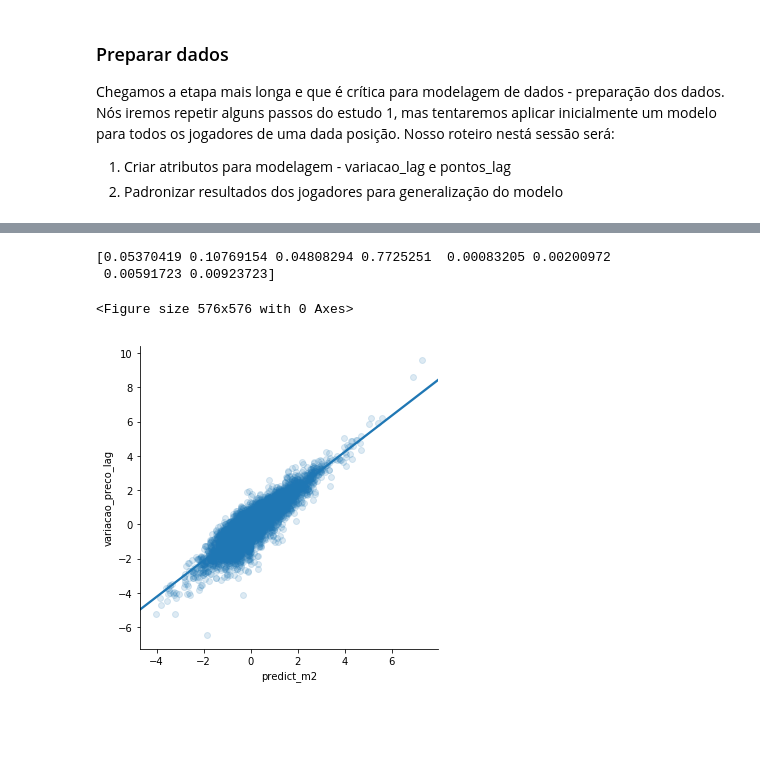
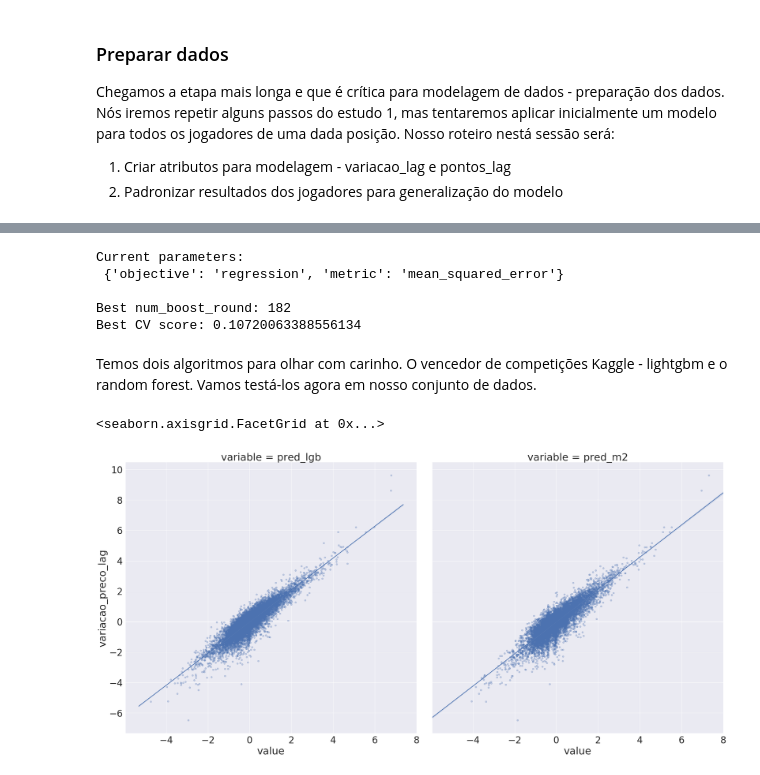
Before and after one commit to henriquepgomide/caRtola, a Jupyter notebook: src/python/desafio_valorizacao/Descobrindo o algoritmo de valorização do Cartola FC - Parte II.ipynb, the cells around one changed output, grey strips where cells are left out. Saved outputs shown, nothing was run; the diff lists cells and outputs as text; code cells hidden in the pictures; blank space fills up the shorter version.

```diff
--- a/src/python/desafio_valorizacao/Descobrindo o algoritmo de valorização do Cartola FC - Parte II.ipynb
+++ b/src/python/desafio_valorizacao/Descobrindo o algoritmo de valorização do Cartola FC - Parte II.ipynb
@@ -240,0 +283,25 @@ Mean MSE: 0.113986 | Mean R^2 0.702215
+# %%
+# LightGBM
+features_names = ['rodada', 'preco', 'media_pontos',
+                  'pontos_lag', 'jogou_partida', 'posicao_rec',
+                  'med_preco', 'med_pontos_lag']
+
+train_data = lgb.Dataset(train_features, label=train_result,
+                        feature_name=features_names,
+                        categorical_feature=['jogou_partida','posicao_rec'],
+                        free_raw_data=False)
+
+test_data = lgb.Dataset('test.svm', reference=train_data)
+
+params = {
+    'objective':'regression',
+    'metric':'mean_squared_error',
+}
+
+# Training
+num_round = 500
+cv_results = lgb.cv(params, train_data, num_round,
+                    nfold=10,
+                    stratified=False,
+                    verbose_eval=20,
+                    early_stopping_rounds=40)
@@ -241,18 +320,34 @@ Mean MSE: 0.113986 | Mean R^2 0.702215
+# %%
+# Display results
+print('Current parameters:\n', params)
+print('\nBest num_boost_round:', len(cv_results['l2-mean']))
+print('Best CV score:', cv_results['l2-mean'][-1])
+# %% [output]
+Current parameters:
+ {'objective': 'regression', 'metric': 'mean_squared_error'}
+
+Best num_boost_round: 182
+Best CV score: 0.10720063388556134
+# %% [markdown]
+Temos dois algoritmos para olhar com carinho. O vencedor de competições Kaggle - lightgbm e o random forest. Vamos testá-los agora em nosso conjunto de dados.
 # %%
-### Modelagem dos dados
+### Treinar LightGBM
+bst = lgb.train(params, train_data, 182)
+dados['pred_lgb'] = bst.predict(dados[features_names])
+
+### Treinar Random Forest
 model_2 = regr_2.fit(train_features, train_result)
-print(model_2.feature_importances_)
-
-dados['predict_m2'] = regr_2.predict(train_features)
+dados['pred_m2'] = regr_2.predict(train_features)
-# %% [output]
-[0.05370419 0.10769154 0.04808294 0.7725251  0.00083205 0.00200972
- 0.00591723 0.00923723]
-# %%
-plt.figure(figsize=(8, 8))
-g = sns.lmplot(x='predict_m2',y='variacao_preco_lag',
-                scatter_kws={'alpha':0.15},
-                data=dados)
-# %% [output]
-<Figure size 576x576 with 0 Axes>
-[figure, removed]
+# %%
+### Plotar scatter com previsão do algoritmo e resultado principal
+dados_plot = pd.melt(dados[['variacao_preco_lag','pred_lgb','pred_m2']],
+                       id_vars=['variacao_preco_lag'],
+                       value_vars=['pred_lgb','pred_m2'])
+
+sns.set(font_scale=3)
+g = sns.FacetGrid(dados_plot, col="variable", height=16)
+g.map(sns.regplot, 'value', 'variacao_preco_lag', scatter_kws={'alpha':0.3})
+# %% [output]
+<seaborn.axisgrid.FacetGrid at 0x...>
+[figure, added]
 # %%
```
Also changed, not shown: parts of 17 cells of this notebook, 1 other file.
